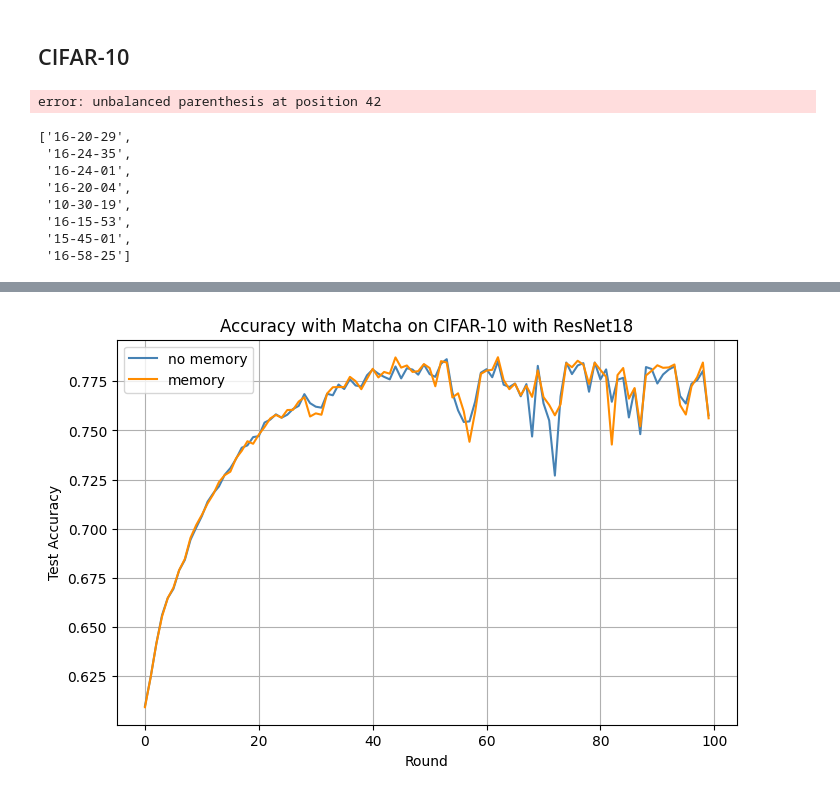
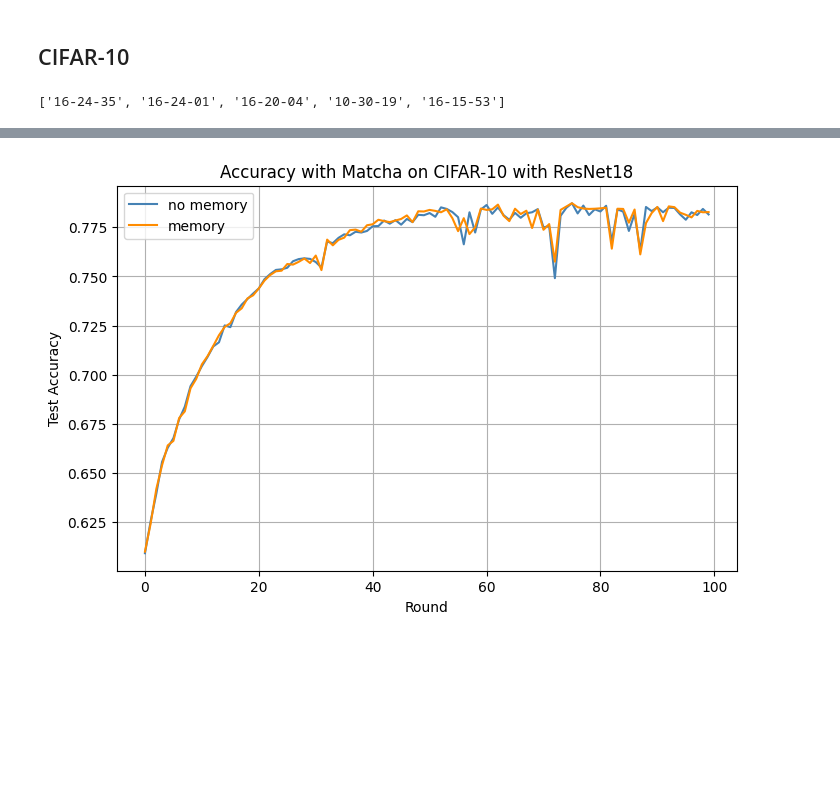
Before and after one commit to tanguyLC01/FLP2P, a Jupyter notebook: compare_performance.ipynb, the cells around one changed output, grey strips where cells are left out. Drawn from its saved outputs; the diff is of its cells as text; code cells hidden in the pictures; blank space fills up the shorter version.

```diff
--- a/compare_performance.ipynb
+++ b/compare_performance.ipynb
@@ -139,7 +139,7 @@ plt.show()
 # %% [markdown]
 ## CIFAR-10
 # %%
-log_path = 'matcha_full_training/2025-10-17'
+log_path = 'main_link_activation/2025-10-20'
 import numpy as np
 import re
 import os
@@ -239,20 +239,11 @@ for log_dir in os.listdir(log_path):
         res_for_comparaison[log_dir.split('/')[-1]] = [train_losses, train_accuracies, test_losses, test_accuracies, grads, std_acc]
     except:
         pass
-# %% [output]
-error: unbalanced parenthesis at position 42
 # %%
 res = res | res_for_comparaison
 list(res.keys())
 # %% [output]
-['16-20-29',
- '16-24-35',
- '16-24-01',
- '16-20-04',
- '10-30-19',
- '16-15-53',
- '15-45-01',
- '16-58-25']
+['16-24-35', '16-24-01', '16-20-04', '10-30-19', '16-15-53']
 # %%
 res
 # %% [output]
@@ -297,34 +288,34 @@ res[mh_key][index_elem][:50]
 import matplotlib.pyplot as plt
 import matplotlib.patches as mpatches
 keys = list(res.keys())
 epochs = np.arange(max(map(lambda x: len(res[x][3]), res)))
 plt.figure(figsize=(8, 5))
 
 # plt.plot(epochs, np.convolve(np.array(res[comparaison[0]][4]), np.ones(10)/10)[:200], label="without gradients", color="red")
 # plt.plot(epochs,  np.convolve(np.array(res[comparaison[1]][4]), np.ones(10)/10)[:200], label="with gradients", color="orange")#
-mh_key = '16-24-01'
-matcha_key = '16-24-35'
+mh_key = '11-24-15'
+matcha_key = '13-44-28'
 index_elem = 3
-std_elem = 5
+std_elem = 7
 epochs = 100
 plt.plot(np.arange(epochs), res[mh_key][index_elem][:epochs], color="steelblue", marker='', label='no memory')
 #plt.fill_between(epochs, np.array(res[mh_key][3])[:epochs] - np.array(res[mh_key][std_elem])[:epochs], np.array(res[mh_key][3])[:epochs] + np.array(res[mh_key][std_elem])[:epochs],
 #              color='steelblue', alpha=0.2)
 
 plt.plot(np.arange(epochs), res[matcha_key][index_elem], color="darkorange", marker='', label='memory')
 #plt.fill_between(epochs np.array(res[matcha_key][3])[:epochs] - np.array(res[matcha_key][std_elem])[:epochs], np.array(res[matcha_key][3])[:epochs] + np.array(res[matcha_key][std_elem]):epochs[],
 #                 color='darkorange', alpha=0.2)
 #plt.plot(epochs, res[keys[3]][3], color="red", marker='_', label='no memory')
 # plt.plot(epochs[:len(res[keys[1]][3])], res[keys[1]][3], color="red", marker='x', label=trali'metropolis')
 # plt.plot(epochs[:len(res[keys[2]][3])], res[keys[2]][3],color="green", marker='_', label='proba')
 # plt.plot(epochs[:len(res[keys[3]][3])], res[keys[3]][3], color="green", marker='x', label='proba')
 #plt.ylim((0.2, 1))
 plt.xlabel("Round")
 plt.ylabel("Test Accuracy")
 plt.title("Accuracy with Matcha on CIFAR-10 with ResNet18")
 #plt.legend(handles=[dirichlet, pathological, iid])
 plt.legend()
 plt.grid(True)
 plt.show()
 # %% [output]
-[figure, old version]
+[figure, new version]
```
Also changed, not shown: 4 other files.
